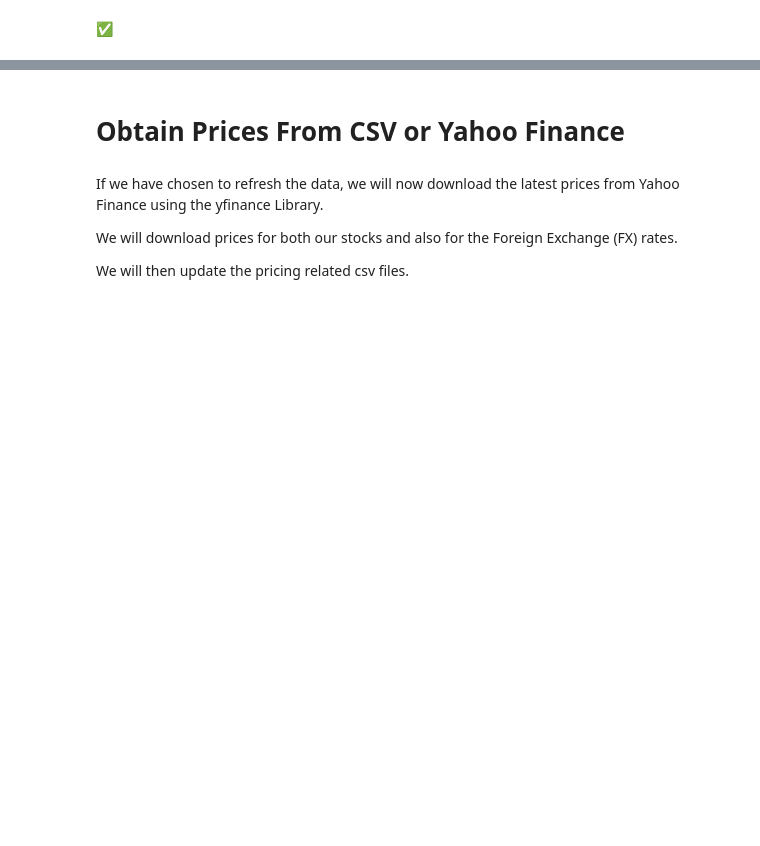
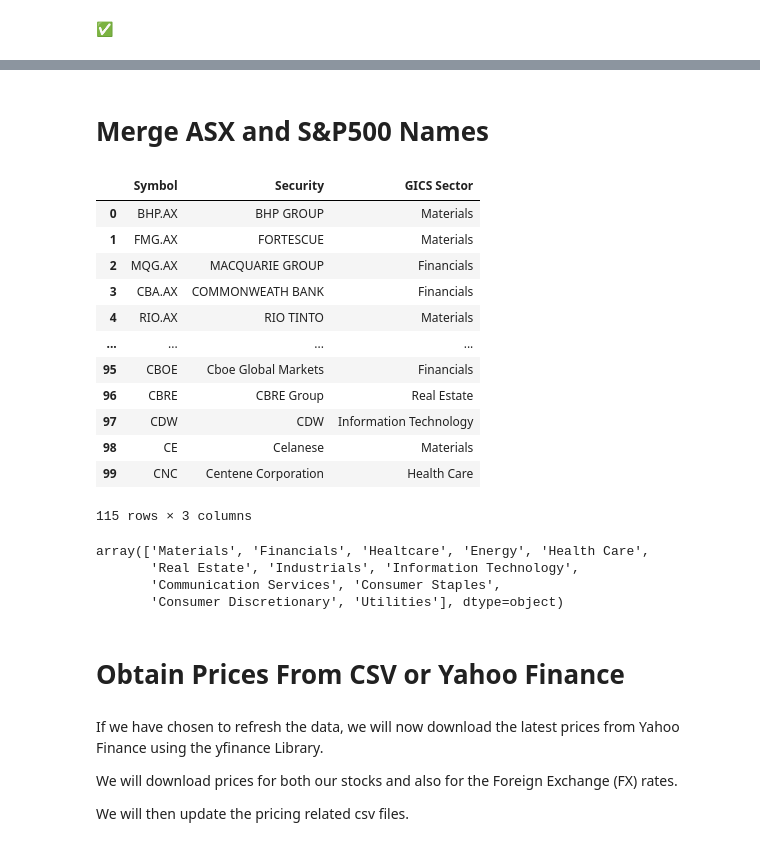
Before and after one commit to raymcg/ZZEN9021, a Jupyter notebook: Final Project.ipynb, the cells around one changed output, grey strips where cells are left out. Saved outputs shown, nothing was run; the diff lists cells and outputs as text; code cells hidden in the pictures; blank space fills up the shorter version.

```diff
--- a/Final Project.ipynb
+++ b/Final Project.ipynb
@@ -205,3 +209,29 @@ sp500_info_df[sp500_info_df['Symbol'].str.contains(".", regex=False)]
+# %% [markdown]
+# Merge ASX and S&P500 Names
+# %%
+all_stocks_info_df = pd.concat([asx_info_df, sp500_info_df[['Symbol', 'Security', 'GICS Sector']]])
+all_stocks_info_df
+# %% [output]
+|  | Symbol | Security | GICS Sector |
+| 0 | BHP.AX | BHP GROUP | Materials |
+| 1 | FMG.AX | FORTESCUE | Materials |
+| 2 | MQG.AX | MACQUARIE GROUP | Financials |
+| 3 | CBA.AX | COMMONWEATH BANK | Financials |
+| 4 | RIO.AX | RIO TINTO | Materials |
+| ... | ... | ... | ... |
+| 95 | CBOE | Cboe Global Markets | Financials |
+| 96 | CBRE | CBRE Group | Real Estate |
+| 97 | CDW | CDW | Information Technology |
+| 98 | CE | Celanese | Materials |
+| 99 | CNC | Centene Corporation | Health Care |
+115 rows × 3 columns
+# %%
+all_stocks_info_df['GICS Sector'].unique()
+# %% [output]
+array(['Materials', 'Financials', 'Healtcare', 'Energy', 'Health Care',
+       'Real Estate', 'Industrials', 'Information Technology',
+       'Communication Services', 'Consumer Staples',
+       'Consumer Discretionary', 'Utilities'], dtype=object)
 # %% [markdown]
 # Obtain Prices From CSV or Yahoo Finance
 # %% [markdown]
```
Also changed, not shown: parts of 42 cells of this notebook.
